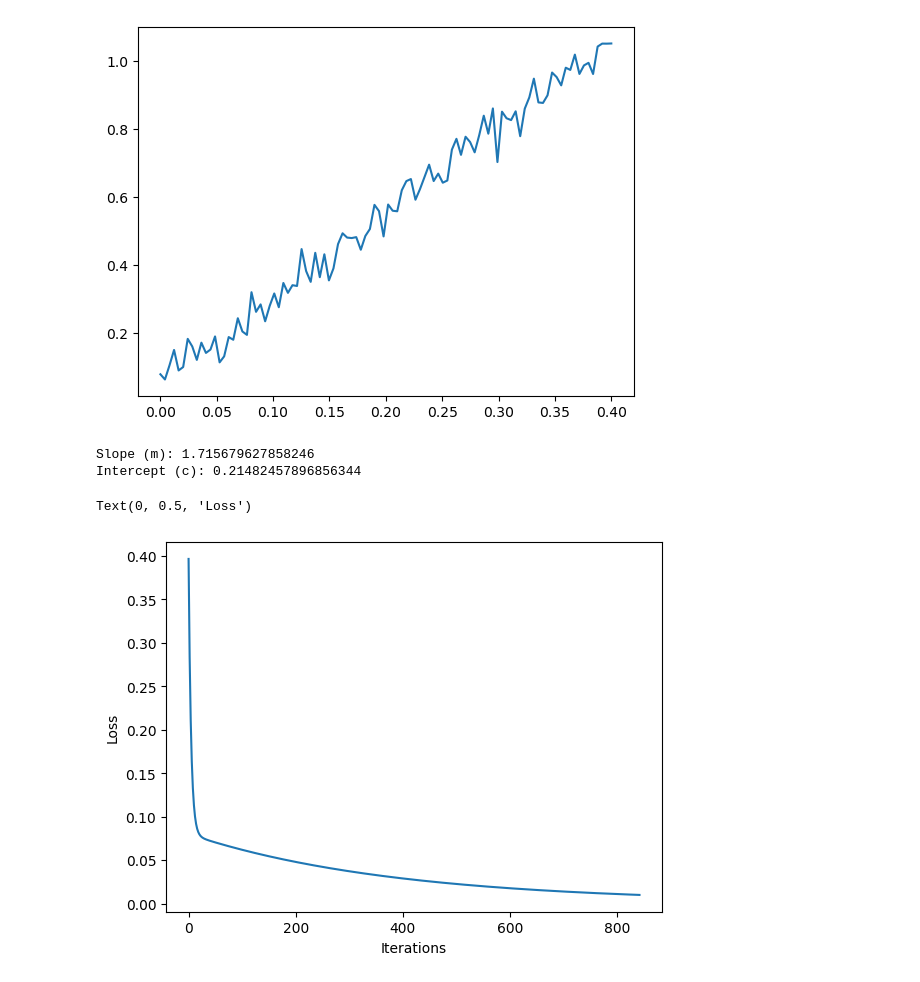
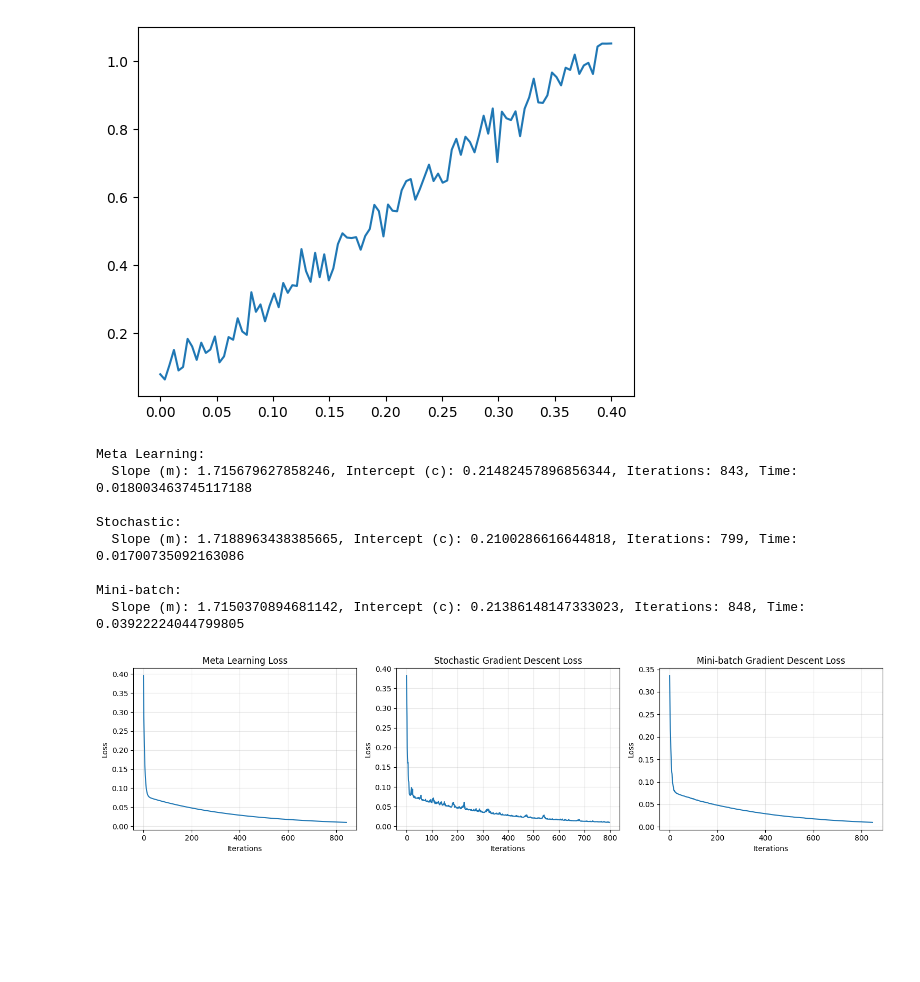
Before and after one commit to GreenCurve/prj-fin, a Jupyter notebook: 01_Floating_point_numbers.ipynb, the cells around one changed output. Cells and saved outputs as stored; diff of their text form; code cells hidden in the pictures; blank space fills up the shorter version.

```diff
--- a/01_Floating_point_numbers.ipynb
+++ b/01_Floating_point_numbers.ipynb
@@ -22,6 +25,7 @@ def gradient_descent_meta(data_x, data_y, iterations=500, learning_rate=0.05, to
     mc = []      # save the values of m and c for visualization only
     loss = []
 
+    start = time.time()
 
     loss_c = tol + 1
 
@@ -48,7 +52,8 @@ def gradient_descent_meta(data_x, data_y, iterations=500, learning_rate=0.05, to
         # Save the current values of m and c
         mc.append((m, c))
 
-    return m, c, mc, loss
+    end = time.time() - start
+    return m, c, mc, loss, end
 # %% [markdown]
 ### Mini Batch
 # %% [markdown]
@@ -62,6 +67,8 @@ def gradient_descent_mini(data_x, data_y, iterations=500, learning_rate=0.05, to
     mc = []      # save the values of m and c for visualization only
     loss = []
     loss_c = tol + 10
+
+    start = time.time()
 
     while loss_c > tol:
         # Random mini-batch selection (fastest method)
@@ -86,7 +93,8 @@ def gradient_descent_mini(data_x, data_y, iterations=500, learning_rate=0.05, to
         loss.append(loss_c)
         mc.append((m, c))
 
-    return m, c, mc, loss
+    end = time.time() - start
+    return m, c, mc, loss, end
 # %% [markdown]
 ### Stochastic gradient descent
 # %% [markdown]
@@ -100,6 +108,8 @@ def gradient_descent_stoch(data_x, data_y, iterations=500, learning_rate=0.05, t
     mc = []      # save the values of m and c for visualization only
     loss = []
     loss_c = tol + 10
+
+    start = time.time()
 
     while loss_c > tol:
         # Random sample selection
@@ -125,5 +135,6 @@ def gradient_descent_stoch(data_x, data_y, iterations=500, learning_rate=0.05, t
 
         mc.append((m, c))
 
-    return m, c, mc, loss
+    end = time.time() - start
+    return m, c, mc, loss, end
 # %% [markdown]
@@ -147,17 +158,52 @@ plt.plot(data_x,data_y)
 [<matplotlib.lines.Line2D at 0x...>]
 [figure]
 # %%
-slope, intercept,mc,loss = gradient_descent_meta(data_x, data_y)
-print("Slope (m):", slope)
-print("Intercept (c):", intercept)
-# The loss is decreasing with the number of iterations
+slope_meta, intercept_meta, mc_meta, loss_meta,time_meta = gradient_descent_meta(data_x, data_y)
+slope_stoch, intercept_stoch, mc_stoch, loss_stoch,time_stoch = gradient_descent_stoch(data_x, data_y)
+slope_mini, intercept_mini, mc_mini, loss_mini,time_mini = gradient_descent_mini(data_x, data_y)
 
-plt.plot(loss)
-plt.xlabel("Iterations")
-plt.ylabel("Loss")
+# Print results
+print("Meta Learning:")
+print(f"  Slope (m): {slope_meta}, Intercept (c): {intercept_meta}, Iterations: {len(loss_meta)}, Time: {time_meta}")
+print("\nStochastic:")
+print(f"  Slope (m): {slope_stoch}, Intercept (c): {intercept_stoch}, Iterations: {len(loss_stoch)}, Time: {time_stoch}")
+print("\nMini-batch:")
+print(f"  Slope (m): {slope_mini}, Intercept (c): {intercept_mini}, Iterations: {len(loss_mini)}, Time: {time_mini}")
+
+# Create figure with subplots
+fig, axes = plt.subplots(1, 3, figsize=(15, 4))
+
+# Plot 1: Meta Learning Loss
+axes[0].plot(loss_meta)
+axes[0].set_xlabel("Iterations")
+axes[0].set_ylabel("Loss")
+axes[0].set_title("Meta Learning Loss")
+axes[0].grid(True, alpha=0.3)
+
+# Plot 2: Stochastic Loss
+axes[1].plot(loss_stoch)
+axes[1].set_xlabel("Iterations")
+axes[1].set_ylabel("Loss")
+axes[1].set_title("Stochastic Gradient Descent Loss")
+axes[1].grid(True, alpha=0.3)
+
+# Plot 3: Mini-batch Loss
+axes[2].plot(loss_mini)
+axes[2].set_xlabel("Iterations")
+axes[2].set_ylabel("Loss")
+axes[2].set_title("Mini-batch Gradient Descent Loss")
+axes[2].grid(True, alpha=0.3)
+
+plt.tight_layout()
+plt.show()
 # %% [output]
-Slope (m): 1.715679627858246
-Intercept (c): 0.21482457896856344
+Meta Learning:
+  Slope (m): 1.715679627858246, Intercept (c): 0.21482457896856344, Iterations: 843, Time: 0.018003463745117188
+
+Stochastic:
+  Slope (m): 1.7188963438385665, Intercept (c): 0.2100286616644818, Iterations: 799, Time: 0.01700735092163086
+
+Mini-batch:
+  Slope (m): 1.7150370894681142, Intercept (c): 0.21386148147333023, Iterations: 848, Time: 0.03922224044799805
-Text(0, 0.5, 'Loss')
-[figure, old version]
+[figure, new version]
 # %%
```
Also changed, not shown: parts of 14 cells of this notebook.
